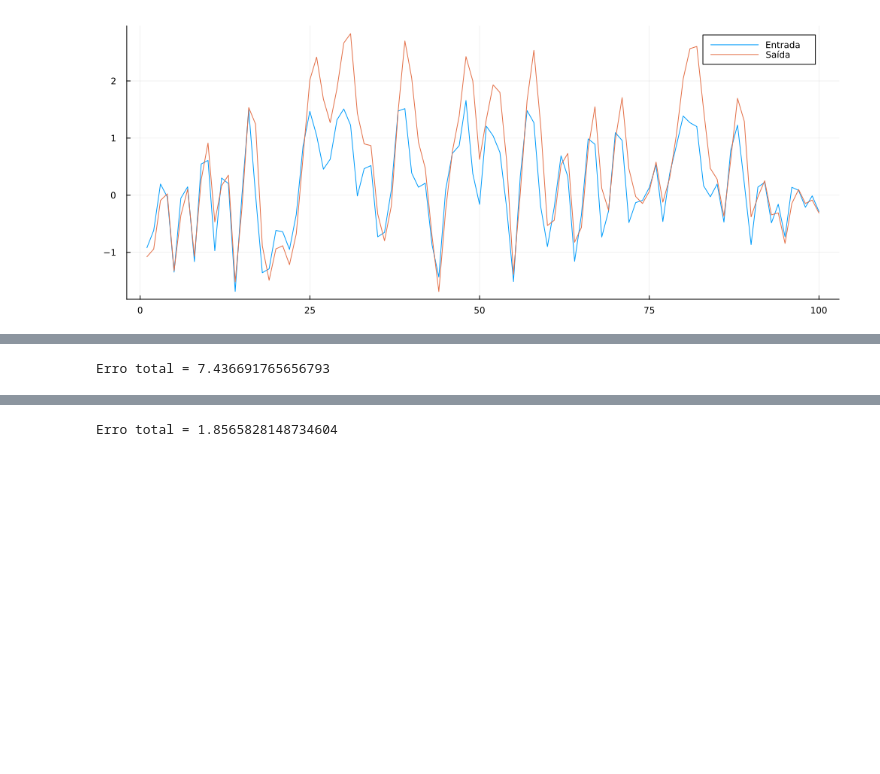
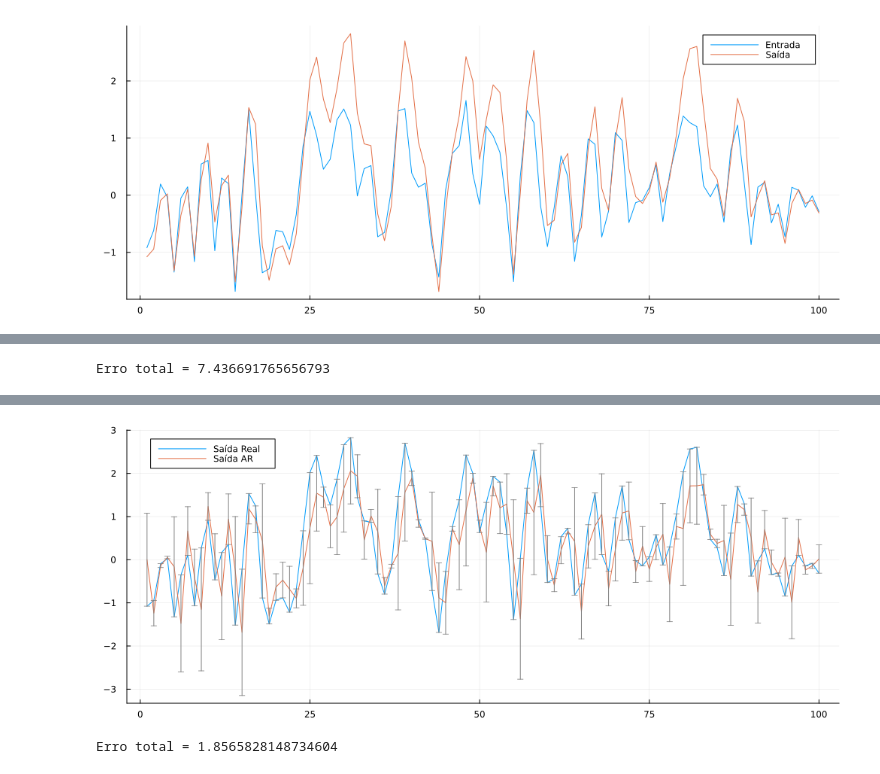
Before and after one commit to html-3/optimization-notebook-julia, a Jupyter notebook: lista2.ipynb, the cells around one changed output, grey strips where cells are left out. Cells and saved outputs as stored; diff of their text form; code cells hidden in the pictures; blank space fills up the shorter version.

```diff
--- a/lista2.ipynb
+++ b/lista2.ipynb
@@ -429,6 +435,6 @@ error = yar - y
 println("Erro total = ", norm(yar-y))
 
 plot!(p, y, label="Saída Real")
-plot!(p, yra, label="Saída AR", yerr=error, markerstrokecolor=:grey)
+plot!(p, yar, label="Saída AR", yerr=error, markerstrokecolor=:grey)
 # %% [output]
 Erro total = 7.436691765656793
@@ -436,3 +441,4 @@ Erro total = 7.436691765656793
+[figure, added]
 # %%
 # 3) ARMA Model
 # Properties of the model and signal
```
Also changed, not shown: parts of 14 cells of this notebook.
